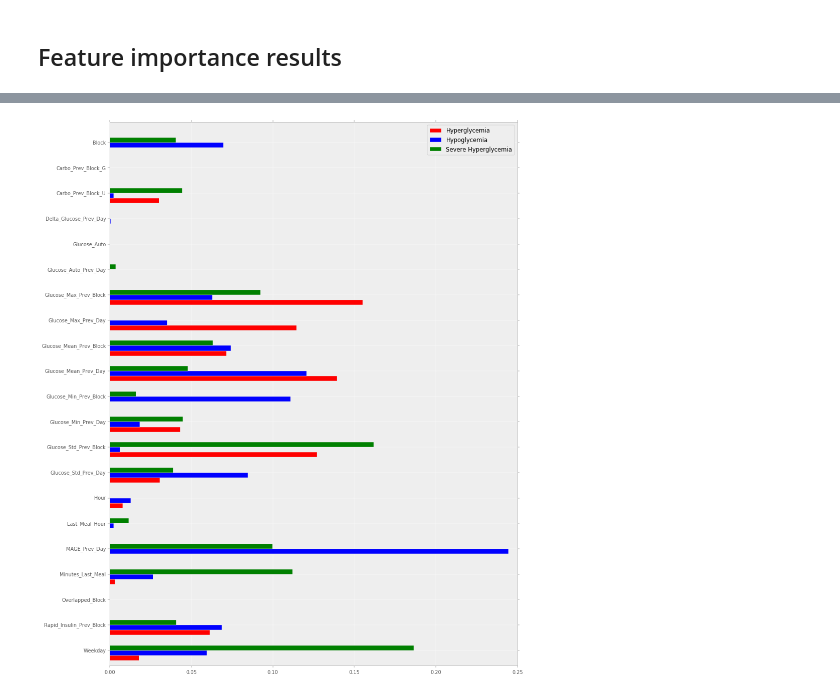
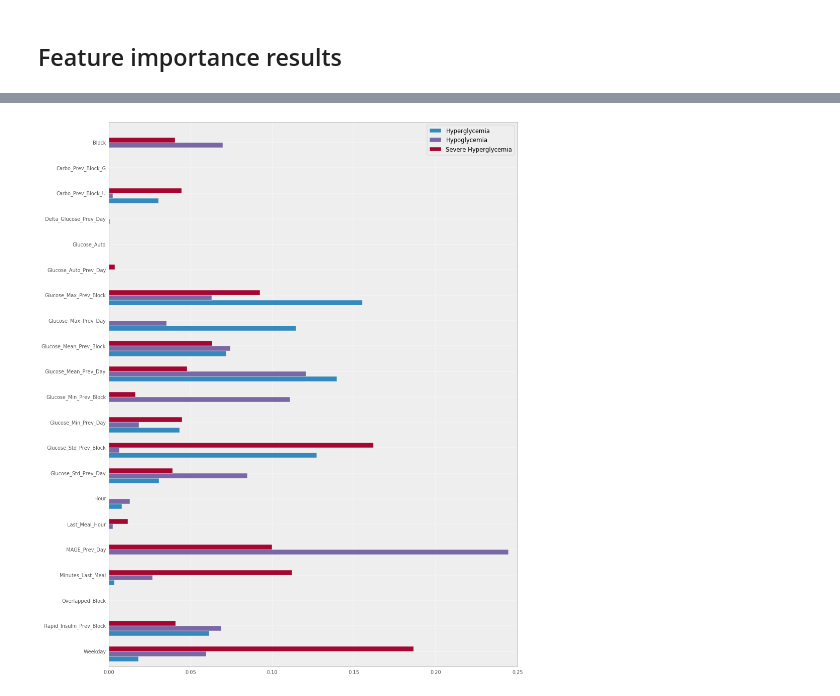
Before and after one commit to franloza/Glycemic-Patterns, a Jupyter notebook: notebooks/14.model_evaluation_2.ipynb, the cells around one changed output, grey strips where cells are left out. Cells and saved outputs as stored; diff of their text form; code cells hidden in the pictures.

Commit message:
Update colors feature importance plot

```diff
--- a/notebooks/14.model_evaluation_2.ipynb
+++ b/notebooks/14.model_evaluation_2.ipynb
@@ -178,18 +178,17 @@ dtype: float64
 # %%
 import matplotlib.pyplot as plt
 import numpy as np
-plt.style.use('bmh')
-
+plt.rcParams.update(pd.tools.plotting.mpl_stylesheet)
 width = 0.2
 ind = np.arange(len(results_hyper_dt))[::-1]
 fig, ax = plt.subplots(figsize=(15, 20), dpi=70)
-ax.barh(ind-width, results_hyper_dt, width, color='red', label='Hyperglycemia')
-ax.barh(ind , results_hypo_dt, width, color='blue', label='Hypoglycemia')
-ax.barh(ind+width, results_severe_dt, width, color='green', label='Severe Hyperglycemia')
+ax.barh(ind-width, results_hyper_dt, width, color='#348ABD', label='Hyperglycemia')
+ax.barh(ind , results_hypo_dt, width,  color='#7A68A6',  label='Hypoglycemia')
+ax.barh(ind+width, results_severe_dt, width,  color='#A60631', label='Severe Hyperglycemia')
 ax.set(yticks=ind + width, yticklabels=results_hyper_dt.index, ylim=[3*width - 1, len(results_hyper_dt)])
 ax.legend()
 plt.show()
 # %% [output]
-[figure, old version]
+[figure, new version]
 # %%
 fig.savefig('feature_importance_plot.png')
```
